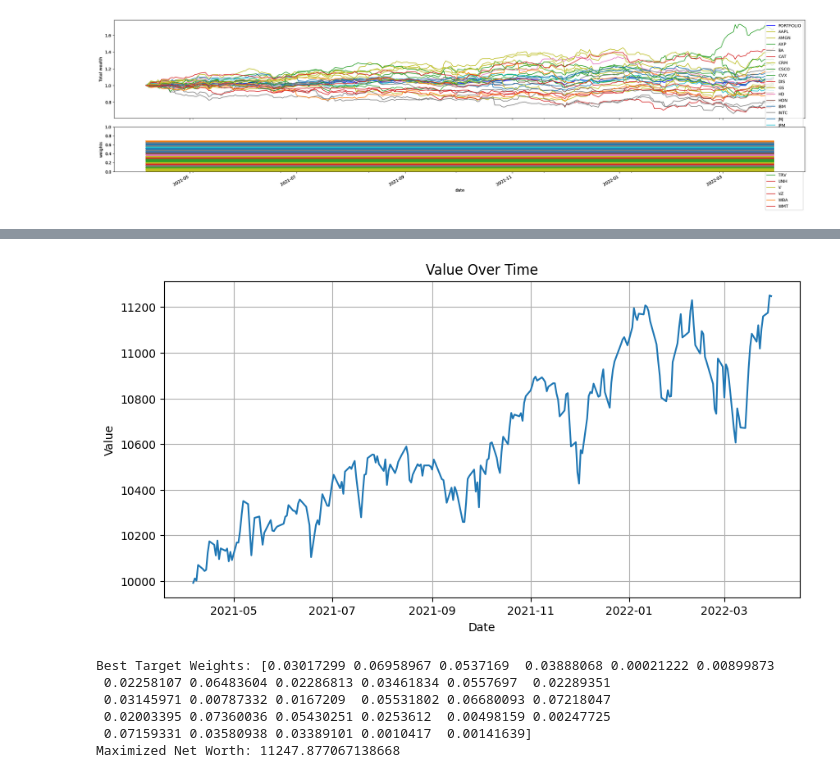
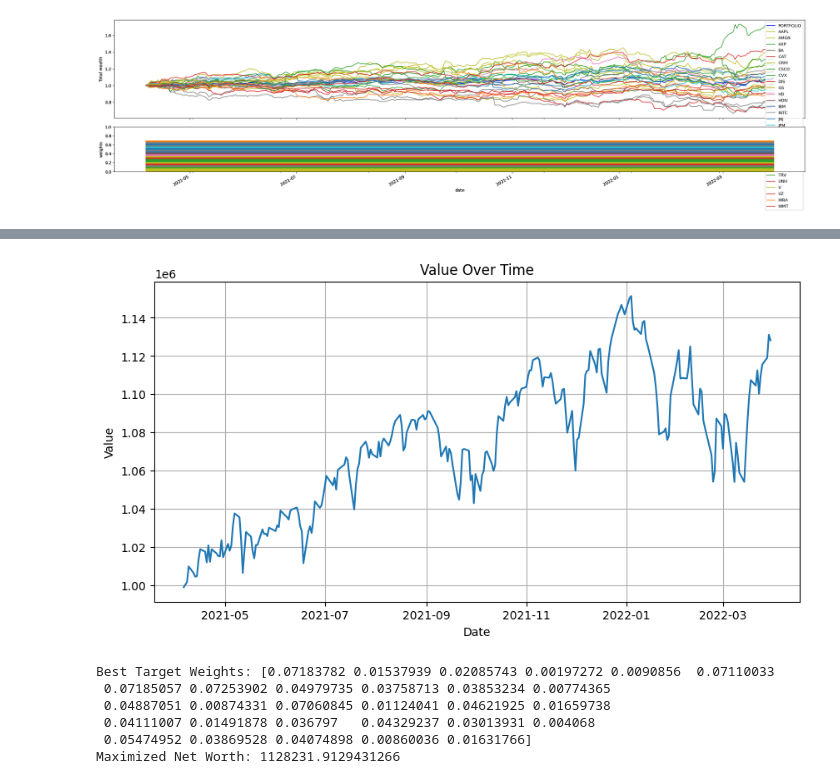
Before and after one commit to flpymonkey/Thesis, a Jupyter notebook: online_shares_crp.ipynb, the cells around one changed output, grey strips where cells are left out. Drawn from its saved outputs; the diff is of its cells as text; code cells hidden in the pictures.

```diff
--- a/online_shares_crp.ipynb
+++ b/online_shares_crp.ipynb
@@ -209,7 +209,7 @@ transaction_cost = 0.001
 rebalance_step = 1
 
 # TODO still nto as good as a simple buy and hold
-initial_cash = 10000
+initial_cash = 1000000
 initial_shares = np.zeros(len(target_weights))
 
 net_worth=[]
@@ -217,7 +217,7 @@ transaction_fees=[]
 
 def rebalance_portfolio(cash, shares, target_weights, prices):
 
-    # Available amount for purchases off each stock, must factor in the transaction cost
+    # Available amount for purchases of each stock, must factor in the transaction cost
     current_wealth = (np.sum(prices * shares) + cash) / (1 + transaction_cost)
 
     target_values = (target_weights * current_wealth)
@@ -349,7 +349,7 @@ def rebalance_portfolio(cash, shares, target_weights, prices, transaction_cost=0
     return shares, remaining_cash
 
 # Note I am rebalancing every X days, this often does even better by optimizing for the best BAH weights and not rebalancing
-def evaluate_portfolio(X, target_weights, initial_cash=10000, rebalance_step=1):
+def evaluate_portfolio(X, target_weights, initial_cash=1000000, rebalance_step=1):
     initial_shares = np.zeros(len(target_weights))
     portfolio_shares = initial_shares.copy()
     portfolio_cash = initial_cash
@@ -378,40 +378,40 @@ def find_best_weights(pivot_df, num_iterations=100):
         random_values = np.random.rand(len(X.columns) - 1)
         target_weights = random_values / np.sum(random_values)
         net_worth = evaluate_portfolio(X, target_weights)
         final_net_worth = net_worth[-1]
 
         if final_net_worth > best_net_worth:
             best_net_worth = final_net_worth
             best_weights = target_weights
 
     return best_weights, best_net_worth
 
 # Find the best weights
 best_weights, best_net_worth = find_best_weights(pivot_df)
 
 # Evaluate portfolio with the best weights
 X = prepare_data(pivot_df)
 net_worth = evaluate_portfolio(X, best_weights)
 
 # Plotting the data
 plt.figure(figsize=(10, 5))
 plt.plot(X['Date'], net_worth)
 plt.title('Value Over Time')
 plt.xlabel('Date')
 plt.ylabel('Value')
 plt.grid(True)
 plt.show()
 
 print("\nBest Target Weights:", best_weights)
 print("Maximized Net Worth:", best_net_worth)
 # %% [output]
-[figure, old version]
+[figure, new version]
-Best Target Weights: [0.03017299 0.06958967 0.0537169  0.03888068 0.00021222 0.00899873
- 0.02258107 0.06483604 0.02286813 0.03461834 0.0557697  0.02289351
- 0.03145971 0.00787332 0.0167209  0.05531802 0.06680093 0.07218047
- 0.02003395 0.07360036 0.05430251 0.0253612  0.00498159 0.00247725
- 0.07159331 0.03580938 0.03389101 0.0010417  0.00141639]
-Maximized Net Worth: 11247.877067138668
+Best Target Weights: [0.07183782 0.01537939 0.02085743 0.00197272 0.0090856  0.07110033
+ 0.07185057 0.07253902 0.04979735 0.03758713 0.03853234 0.00774365
+ 0.04887051 0.00874331 0.07060845 0.01124041 0.04621925 0.01659738
+ 0.04111007 0.01491878 0.036797   0.04329237 0.03013931 0.004068
+ 0.05474952 0.03869528 0.04074898 0.00860036 0.01631766]
+Maximized Net Worth: 1128231.9129431266
 # %%
 result = pd.DataFrame()
 
```
Also changed, not shown: parts of 3 cells of this notebook, 1 other file.
